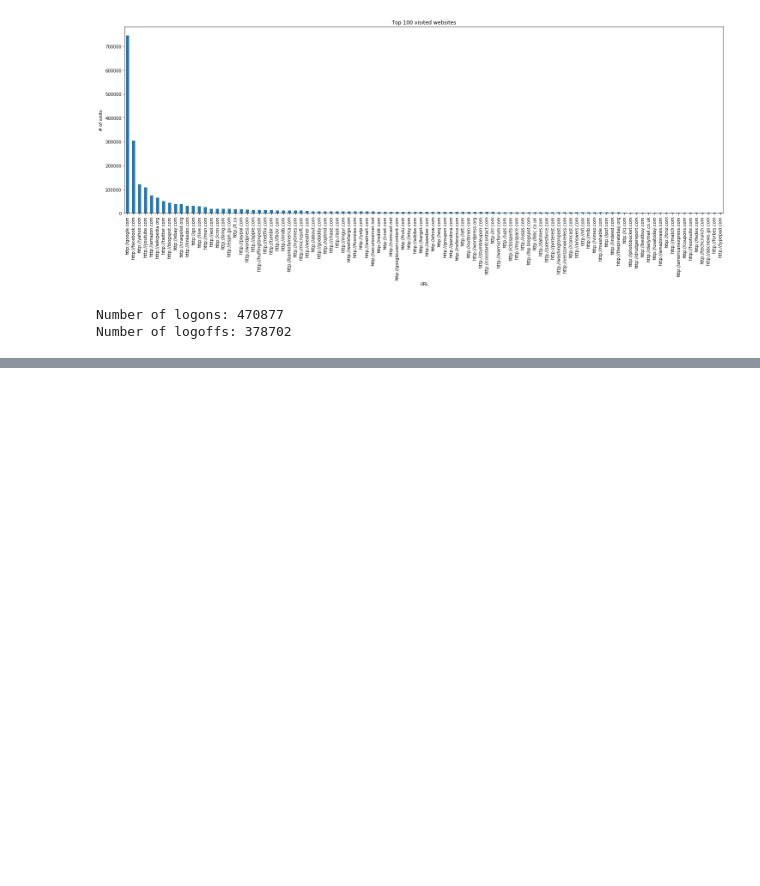
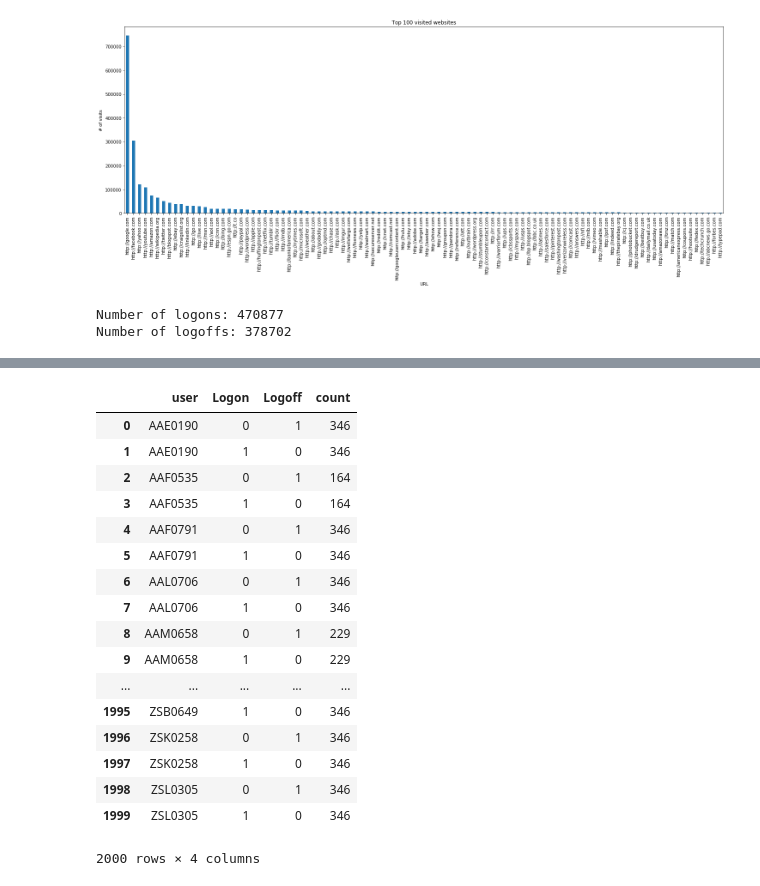
Before and after one commit to TalhaGhaffar/Data-Analytics, a Jupyter notebook: Project.ipynb, the cells around one changed output, grey strips where cells are left out. Saved outputs shown, nothing was run; the diff lists cells and outputs as text; code cells hidden in the pictures; blank space fills up the shorter version.

```diff
--- a/Project.ipynb
+++ b/Project.ipynb
@@ -229,0 +403,5 @@ Number of logoffs: 378702
+# %%
+dataset2 = "C:\\Users\\talha\\Documents\\DA\\da_project\\dataset2\\"
+psych_df = pd.read_csv(dataset2+"psychometric_info.csv", index_col=0)
+del psych_df['user_id']
+psych_df.head()
@@ -229,0 +430,5 @@ Number of logoffs: 378702
+# %%
+logon_df2 = pd.read_csv(dataset2+"logon_info.csv", index_col=0)
+dev_df2 = pd.read_csv(dataset2+"device_info.csv", index_col=0)
+file_df2 = pd.read_csv(dataset2+"file_info.csv", index_col=0)
+logon_df['date'] = pd.to_datetime(logon_df['date'])
@@ -229,0 +476,30 @@ Number of logoffs: 378702
+# %%
+tmp_log = logon_df2.set_index('user')
+del tmp_log['date']
+del tmp_log['pc']
+# tmp_log
+# %%
+tmp_log['Logon'] = (tmp_log['activity'] == 'Logon').astype(int)
+tmp_log['Logoff'] = (tmp_log['activity'] == 'Logoff').astype(int)
+del tmp_log['activity']
+# %%
+pd.DataFrame({'count' : tmp_log.groupby( [tmp_log.index, 'Logon', 'Logoff'] ).size()}).reset_index()
+# %% [output]
+|  | user | Logon | Logoff | count |
+| 0 | AAE0190 | 0 | 1 | 346 |
+| 1 | AAE0190 | 1 | 0 | 346 |
+| 2 | AAF0535 | 0 | 1 | 164 |
+| 3 | AAF0535 | 1 | 0 | 164 |
+| 4 | AAF0791 | 0 | 1 | 346 |
+| 5 | AAF0791 | 1 | 0 | 346 |
+| 6 | AAL0706 | 0 | 1 | 346 |
+| 7 | AAL0706 | 1 | 0 | 346 |
+| 8 | AAM0658 | 0 | 1 | 229 |
+| 9 | AAM0658 | 1 | 0 | 229 |
+| ... | ... | ... | ... | ... |
+| 1995 | ZSB0649 | 1 | 0 | 346 |
+| 1996 | ZSK0258 | 0 | 1 | 346 |
+| 1997 | ZSK0258 | 1 | 0 | 346 |
+| 1998 | ZSL0305 | 0 | 1 | 346 |
+| 1999 | ZSL0305 | 1 | 0 | 346 |
+2000 rows × 4 columns
```
Also changed, not shown: parts of 24 cells of this notebook.
